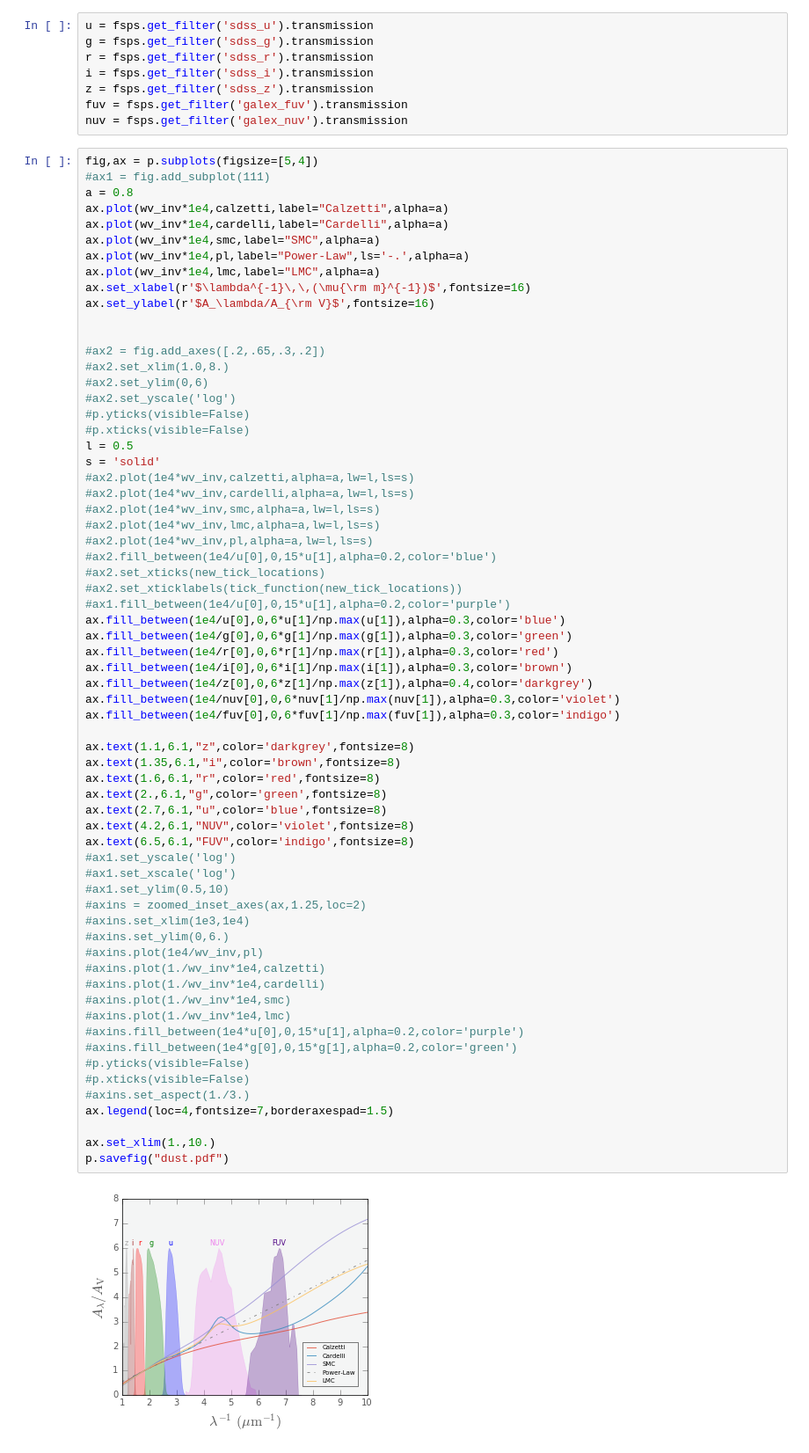
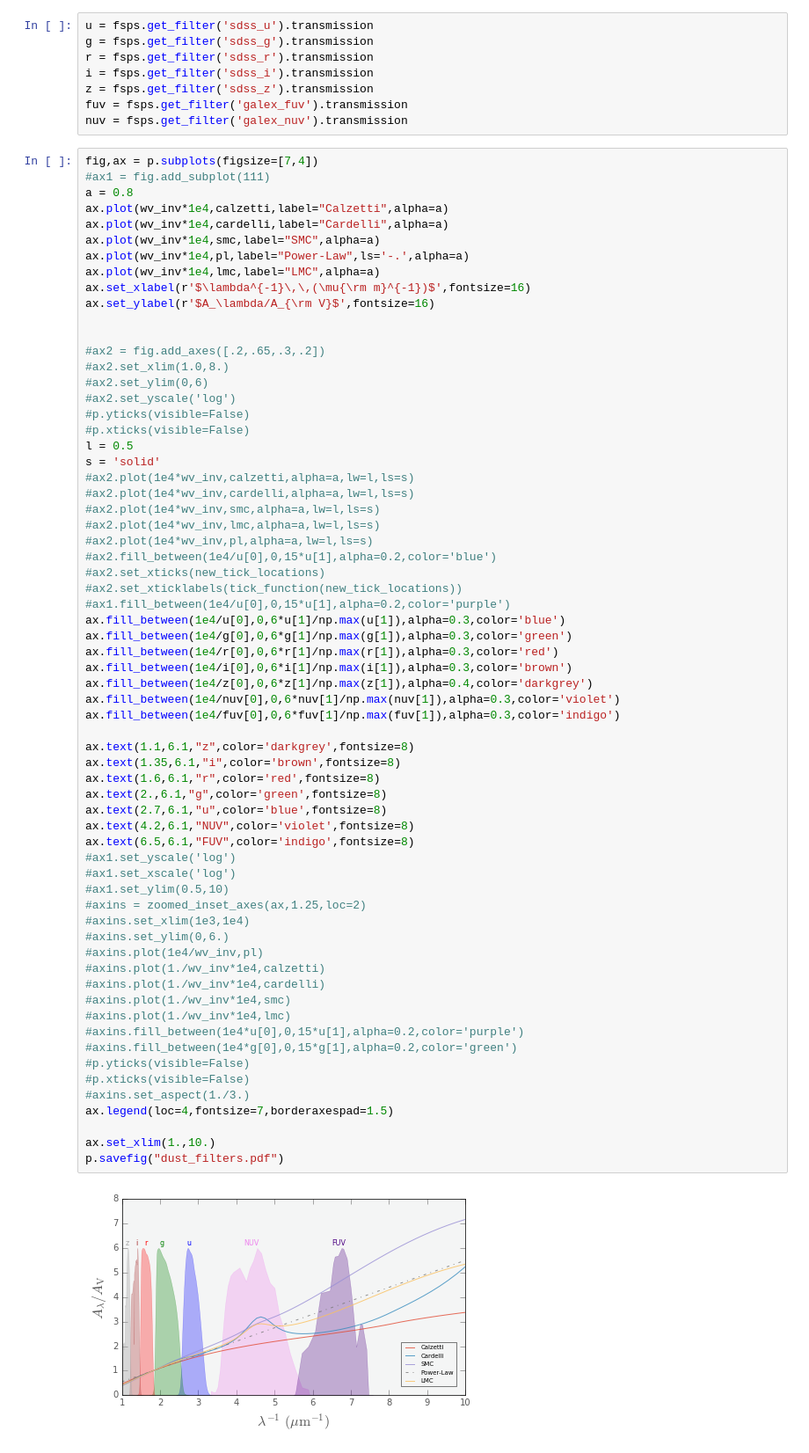
Before and after one commit to dkhatami/AY250_F16, a Jupyter notebook: PS4/Dust.ipynb, the cells around one changed output. Shown at 88% size. Cells and saved outputs as stored; diff of their text form.

Commit message:
adding almost complete part c, need color legend

```diff
--- a/PS4/Dust.ipynb
+++ b/PS4/Dust.ipynb
@@ -36,7 +36,7 @@ z = fsps.get_filter('sdss_z').transmission
 fuv = fsps.get_filter('galex_fuv').transmission
 nuv = fsps.get_filter('galex_nuv').transmission
 # %%
-fig,ax = p.subplots(figsize=[5,4])
+fig,ax = p.subplots(figsize=[7,4])
 #ax1 = fig.add_subplot(111)
 a = 0.8
 ax.plot(wv_inv*1e4,calzetti,label="Calzetti",alpha=a)
@@ -73,32 +73,32 @@ ax.fill_between(1e4/z[0],0,6*z[1]/np.max(z[1]),alpha=0.4,color='darkgrey')
 ax.fill_between(1e4/nuv[0],0,6*nuv[1]/np.max(nuv[1]),alpha=0.3,color='violet')
 ax.fill_between(1e4/fuv[0],0,6*fuv[1]/np.max(fuv[1]),alpha=0.3,color='indigo')
 
 ax.text(1.1,6.1,"z",color='darkgrey',fontsize=8)
 ax.text(1.35,6.1,"i",color='brown',fontsize=8)
 ax.text(1.6,6.1,"r",color='red',fontsize=8)
 ax.text(2.,6.1,"g",color='green',fontsize=8)
 ax.text(2.7,6.1,"u",color='blue',fontsize=8)
 ax.text(4.2,6.1,"NUV",color='violet',fontsize=8)
 ax.text(6.5,6.1,"FUV",color='indigo',fontsize=8)
 #ax1.set_yscale('log')
 #ax1.set_xscale('log')
 #ax1.set_ylim(0.5,10)
 #axins = zoomed_inset_axes(ax,1.25,loc=2)
 #axins.set_xlim(1e3,1e4)
 #axins.set_ylim(0,6.)
 #axins.plot(1e4/wv_inv,pl)
 #axins.plot(1./wv_inv*1e4,calzetti)
 #axins.plot(1./wv_inv*1e4,cardelli)
 #axins.plot(1./wv_inv*1e4,smc)
 #axins.plot(1./wv_inv*1e4,lmc)
 #axins.fill_between(1e4*u[0],0,15*u[1],alpha=0.2,color='purple')
 #axins.fill_between(1e4*g[0],0,15*g[1],alpha=0.2,color='green')
 #p.yticks(visible=False)
 #p.xticks(visible=False)
 #axins.set_aspect(1./3.)
 ax.legend(loc=4,fontsize=7,borderaxespad=1.5)
 
 ax.set_xlim(1.,10.)
-p.savefig("dust.pdf")
+p.savefig("dust_filters.pdf")
 # %% [output]
-[figure, old version]
+[figure, new version]
```
Also changed, not shown: parts of 3 cells of this notebook, 2 other files.
